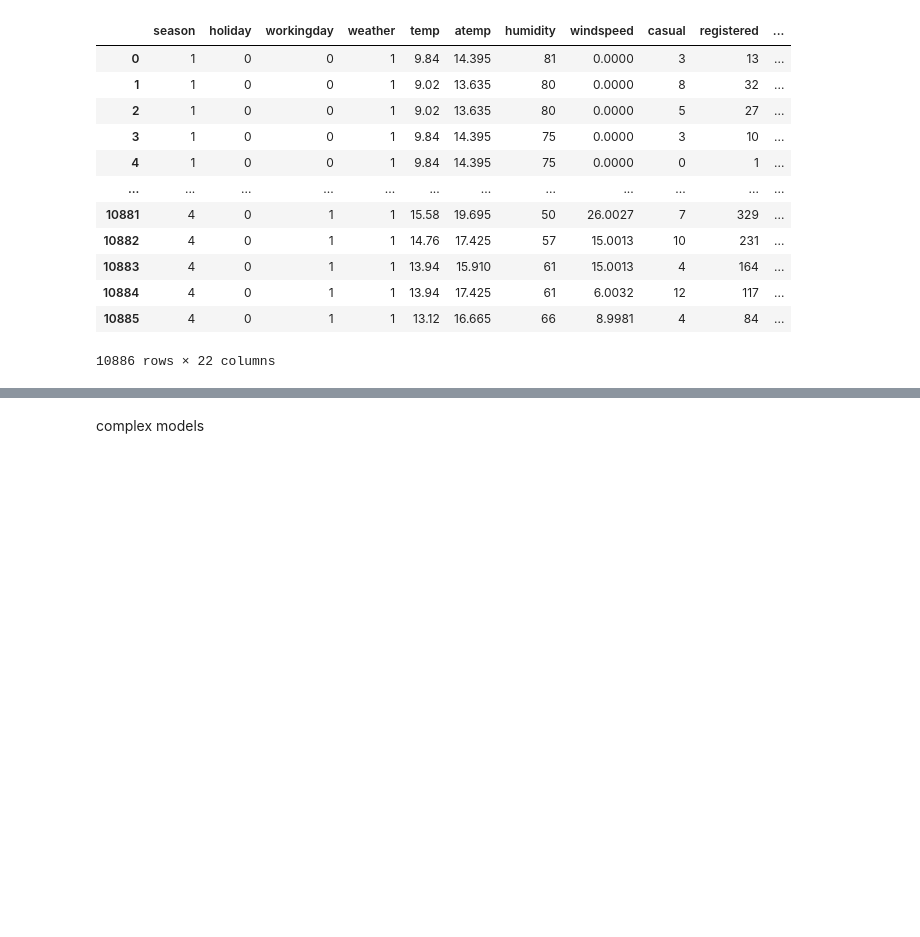
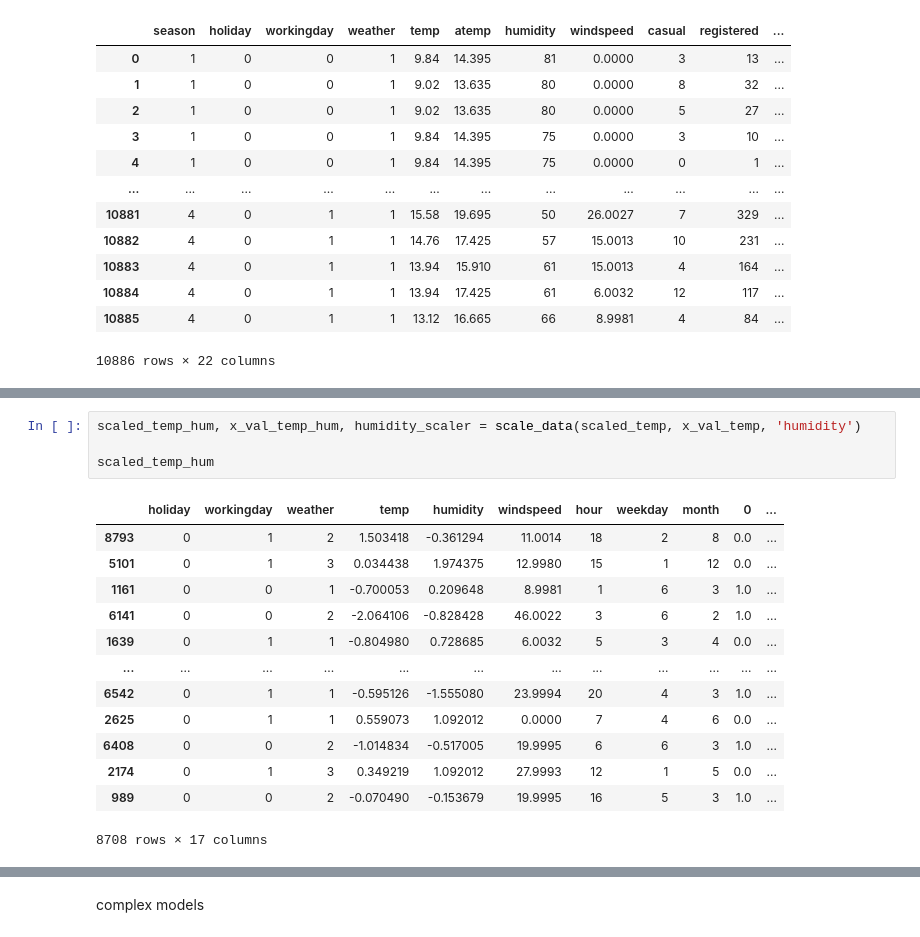
Before and after one commit to songb/kaggle-bike, a Jupyter notebook: snn.ipynb, the cells around one changed output, grey strips where cells are left out. Saved outputs shown, nothing was run; the diff lists cells and outputs as text; blank space fills up the shorter version.

```diff
--- a/snn.ipynb
+++ b/snn.ipynb
@@ -259,0 +263,18 @@ x_scale_temp
+# %%
+scaled_temp_hum, x_val_temp_hum, humidity_scaler = scale_data(scaled_temp, x_val_temp, 'humidity')
+
+scaled_temp_hum
+# %% [output]
+|  | holiday | workingday | weather | temp | humidity | windspeed | hour | weekday | month | 0 | ... |
+| 8793 | 0 | 1 | 2 | 1.503418 | -0.361294 | 11.0014 | 18 | 2 | 8 | 0.0 | ... |
+| 5101 | 0 | 1 | 3 | 0.034438 | 1.974375 | 12.9980 | 15 | 1 | 12 | 0.0 | ... |
+| 1161 | 0 | 0 | 1 | -0.700053 | 0.209648 | 8.9981 | 1 | 6 | 3 | 1.0 | ... |
+| 6141 | 0 | 0 | 2 | -2.064106 | -0.828428 | 46.0022 | 3 | 6 | 2 | 1.0 | ... |
+| 1639 | 0 | 1 | 1 | -0.804980 | 0.728685 | 6.0032 | 5 | 3 | 4 | 0.0 | ... |
+| ... | ... | ... | ... | ... | ... | ... | ... | ... | ... | ... | ... |
+| 6542 | 0 | 1 | 1 | -0.595126 | -1.555080 | 23.9994 | 20 | 4 | 3 | 1.0 | ... |
+| 2625 | 0 | 1 | 1 | 0.559073 | 1.092012 | 0.0000 | 7 | 4 | 6 | 0.0 | ... |
+| 6408 | 0 | 0 | 2 | -1.014834 | -0.517005 | 19.9995 | 6 | 6 | 3 | 1.0 | ... |
+| 2174 | 0 | 1 | 3 | 0.349219 | 1.092012 | 27.9993 | 12 | 1 | 5 | 0.0 | ... |
+| 989 | 0 | 0 | 2 | -0.070490 | -0.153679 | 19.9995 | 16 | 5 | 3 | 1.0 | ... |
+8708 rows × 17 columns
```
Also changed, not shown: parts of 27 cells of this notebook, 1 other file.
